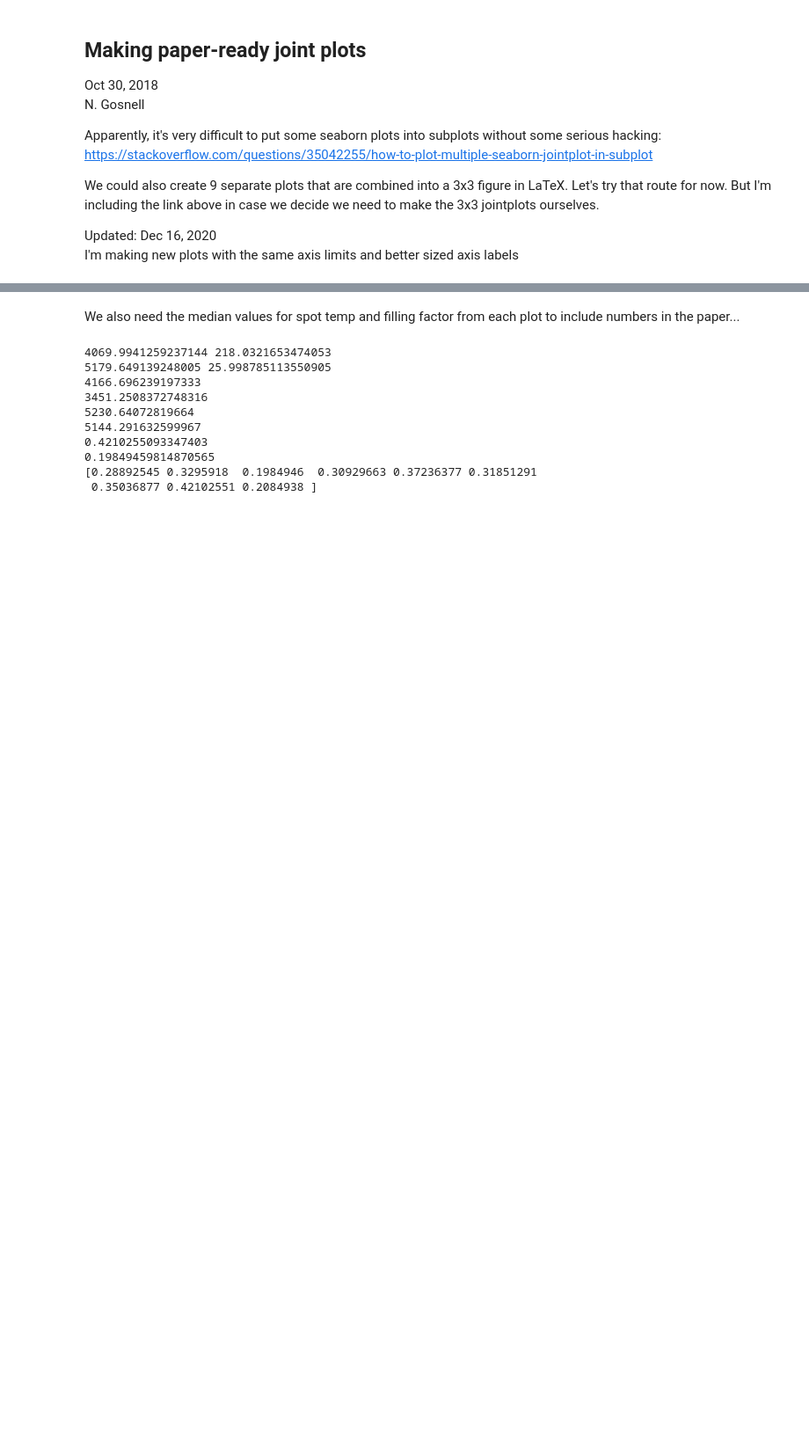
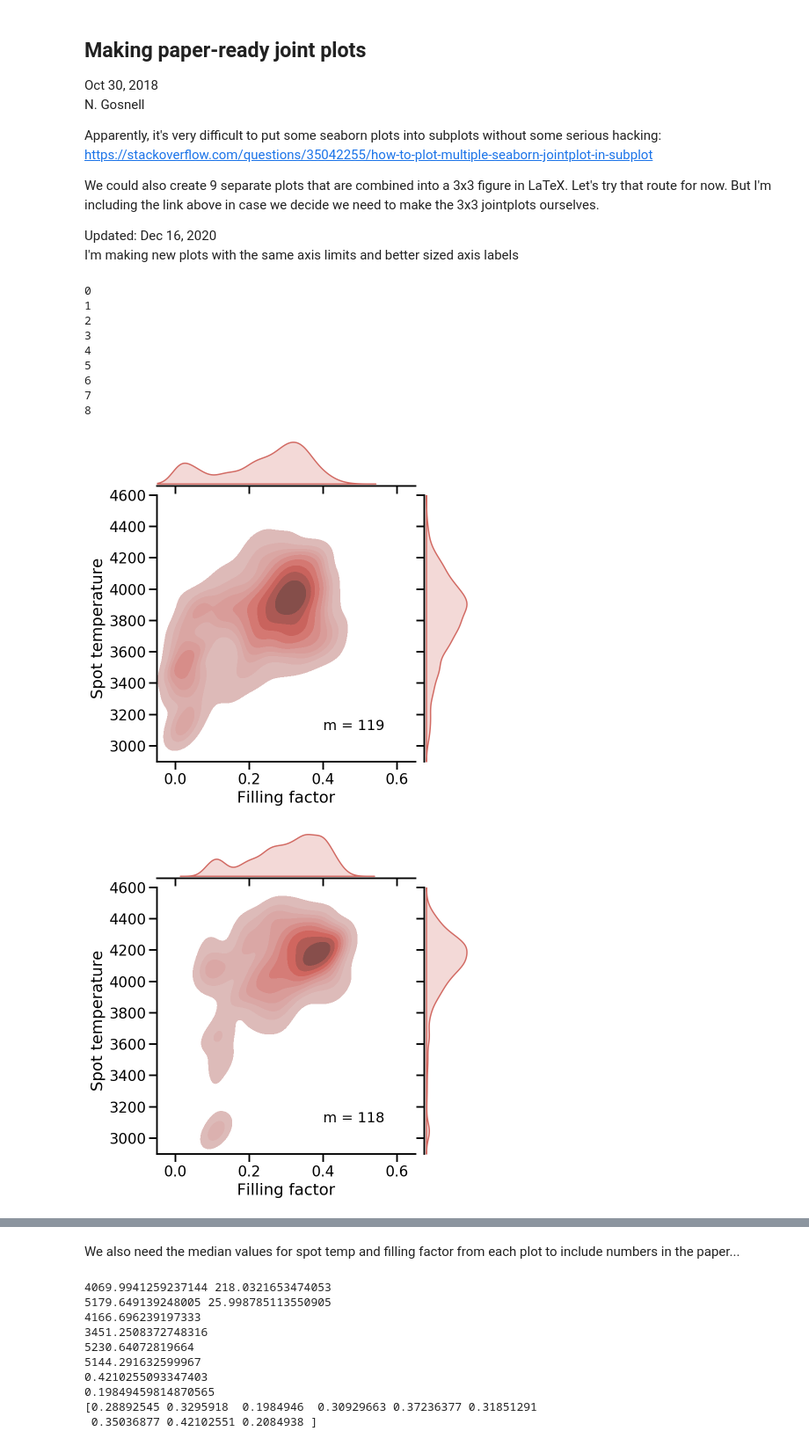
Before and after one commit to BrownDwarf/subsub, a Jupyter notebook: notebooks/06_paper_figures/paper_jointplots.ipynb, the cells around one changed output, grey strips where cells are left out. Shown: that part at 88% size. Drawn from its saved outputs; the diff is of its cells as text; code cells hidden in the pictures; blank space fills up the shorter version.

Commit message:
Update jointplot with thinned samples

```diff
--- a/notebooks/06_paper_figures/paper_jointplots.ipynb
+++ b/notebooks/06_paper_figures/paper_jointplots.ipynb
@@ -43,31 +43,43 @@ ms = ms_forward[::-1]
 # %%
 ii = -1
 
 sns.set_context("talk")
 
 for i in range(len(ms)):
     ii += 1
     print(ii)
     m = ms[ii]
 
     try:
         ws = np.load("../../sf/m{:03d}/output/mix_emcee/run02/emcee_chain.npy".format(m))
     except:
         ws = np.load("../../sf/m{:03d}/output/mix_emcee/run01/emcee_chain.npy".format(m))
     #Need to select the number to include for plotting:
     samplesize = 1000
     thin = 10
     burned = ws[:, -1*samplesize:-1:thin,:]
     xs, ys, zs = burned.shape
     fc = burned.reshape(xs*ys, zs)
     f_omega = 10**fc[:, 7]/(10**fc[:, 7]+10**fc[:, 5])
     burnedT2 = ws[:, -1*samplesize:-1:thin, 6]
     Txs, Tys = burnedT2.shape
     T2 = burnedT2.reshape(Txs*Tys)
 
     p = sns.jointplot(f_omega, T2, kind='kde', color="#D26A63", fill="True")
-    p.ax_marg_x.set_xlim(-0.05, 0.55)
+    p.ax_marg_x.set_xlim(-0.05, 0.65)
     p.ax_marg_y.set_ylim(2900, 4600)
     p.set_axis_labels("Filling factor", "Spot temperature")
-    p.ax_joint.text(0.45, 3100, "m = {}".format(m), fontsize=16)
+    p.ax_joint.text(0.40, 3100, "m = {}".format(m), fontsize=16)
     plt.savefig('../../document/figures/H_band_Tspot_fillingfactor_m{}_new.pdf'.format(m), bbox_inches='tight', dpi=300)
+# %% [output]
+0
+1
+2
+3
+4
+5
+6
+7
+8
+[figure, added]
+[figure, added]
```
Also changed, not shown: parts of 1 cell of this notebook, 9 other files.
